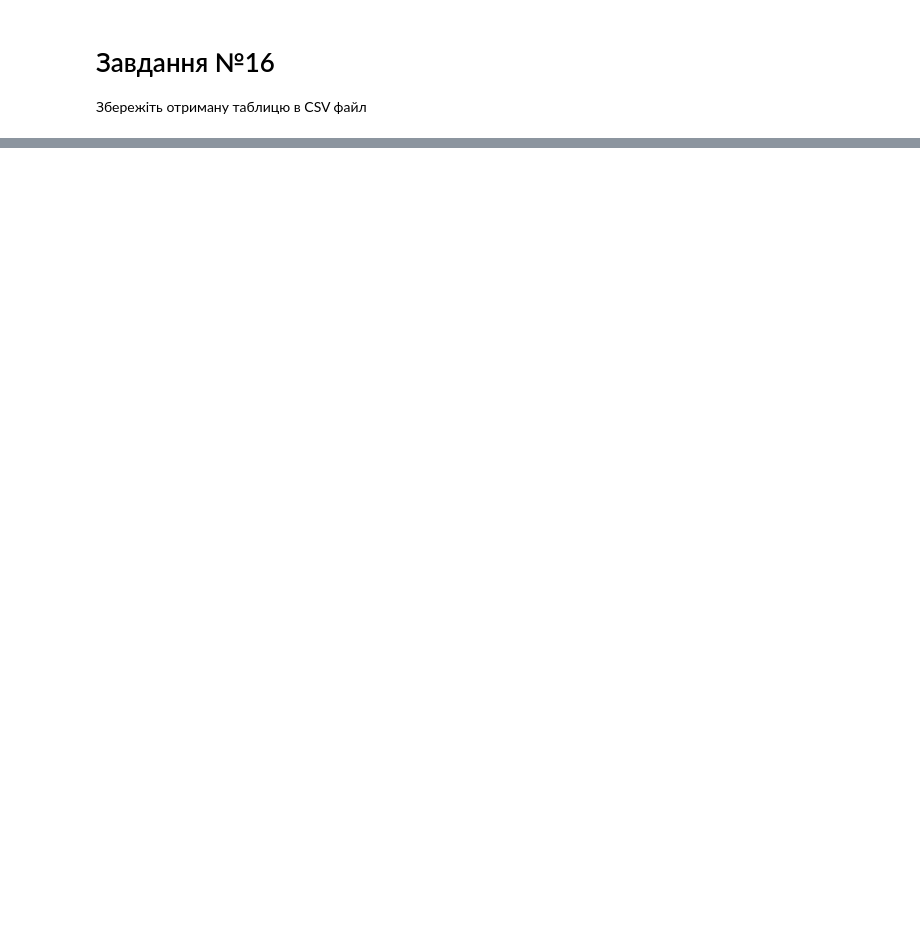
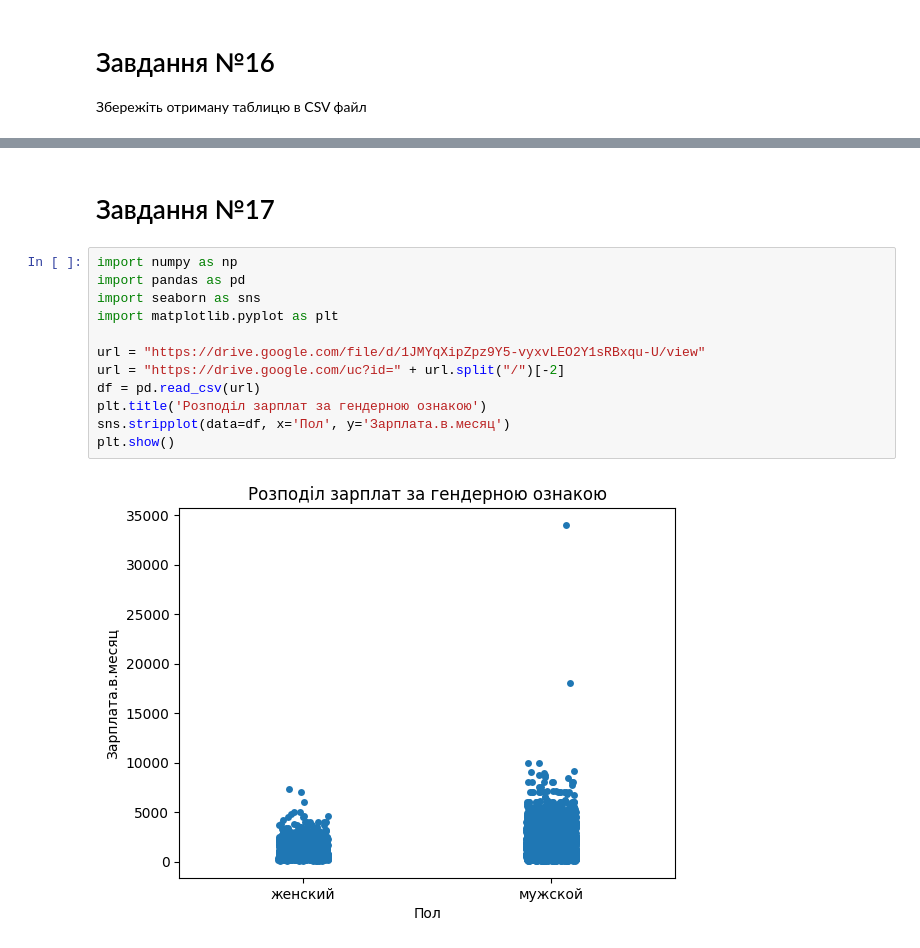
Before and after one commit to VladSkopenko/DataScience_homeworks, a Jupyter notebook: homework2/Hw2_2.ipynb, the cells around one changed output, grey strips where cells are left out. Drawn from its saved outputs; the diff is of its cells as text; blank space fills up the shorter version.

```diff
--- a/homework2/Hw2_2.ipynb
+++ b/homework2/Hw2_2.ipynb
@@ -268,0 +244,16 @@ data
+# %% [markdown]
+# Завдання №17
+# %%
+import numpy as np
+import pandas as pd
+import seaborn as sns
+import matplotlib.pyplot as plt
+
+url = "https://drive.google.com/file/d/1JMYqXipZpz9Y5-vyxvLEO2Y1sRBxqu-U/view"
+url = "https://drive.google.com/uc?id=" + url.split("/")[-2]
+df = pd.read_csv(url)
+plt.title('Розподіл зарплат за гендерною ознакою')
+sns.stripplot(data=df, x='Пол', y='Зарплата.в.месяц')
+plt.show()
+# %% [output]
+[figure, added]
```
Also changed, not shown: parts of 8 cells of this notebook.
